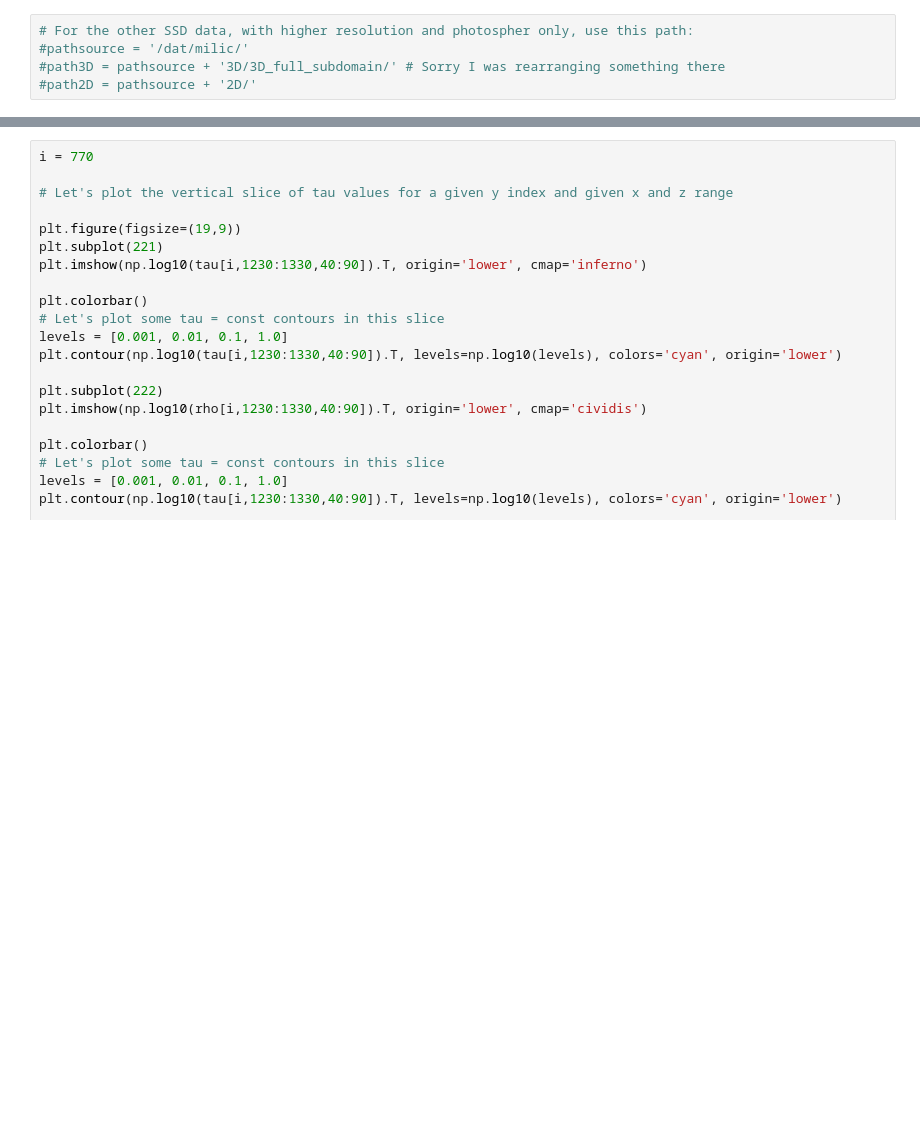
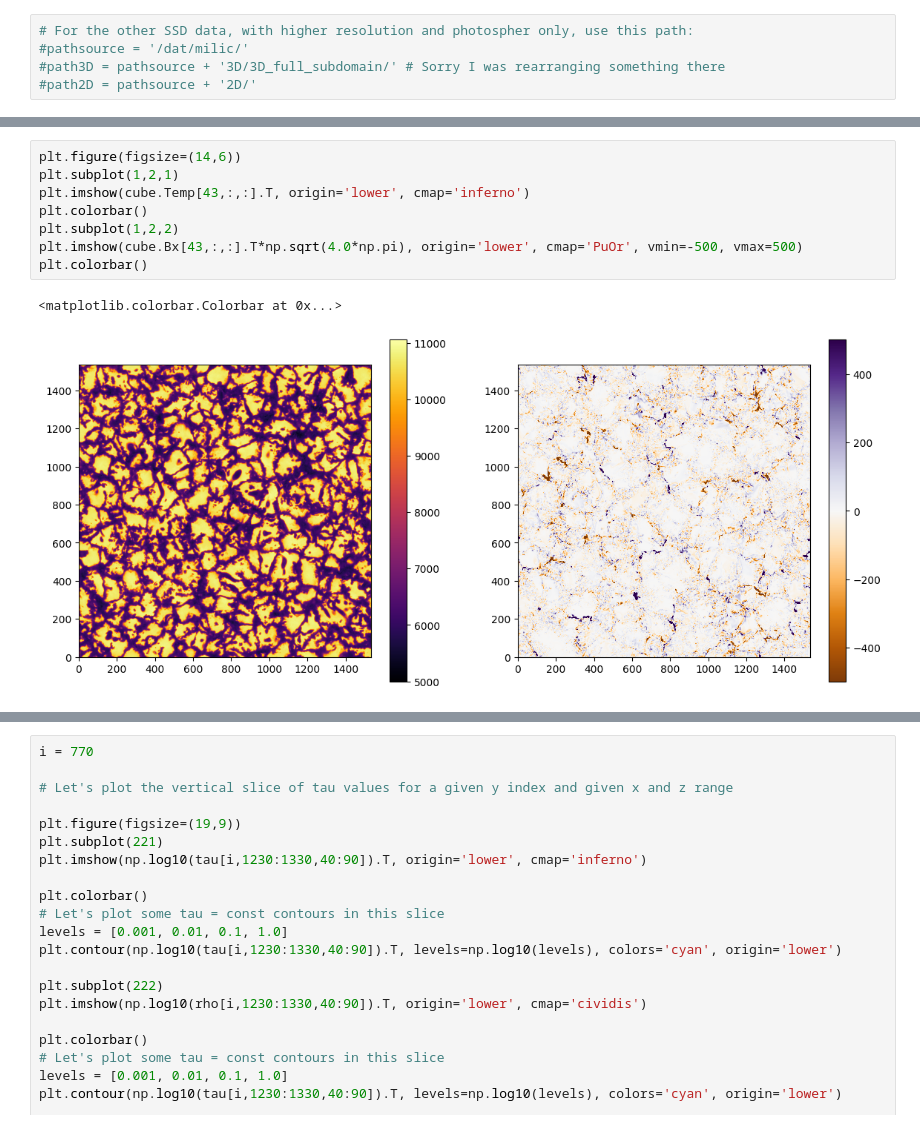
Before and after one commit to ivanzmilic/snapy, a Jupyter notebook: muram_3D_visualization.ipynb, the cells around one changed output, grey strips where cells are left out. Cells and saved outputs as stored; diff of their text form; blank space fills up the shorter version.

```diff
--- a/muram_3D_visualization.ipynb
+++ b/muram_3D_visualization.ipynb
@@ -36,0 +69,11 @@ cube.available
+# %%
+plt.figure(figsize=(14,6))
+plt.subplot(1,2,1)
+plt.imshow(cube.Temp[43,:,:].T, origin='lower', cmap='inferno')
+plt.colorbar()
+plt.subplot(1,2,2)
+plt.imshow(cube.Bx[43,:,:].T*np.sqrt(4.0*np.pi), origin='lower', cmap='PuOr', vmin=-500, vmax=500)
+plt.colorbar()
+# %% [output]
+<matplotlib.colorbar.Colorbar at 0x...>
+[figure, added]
```
Also changed, not shown: parts of 12 cells of this notebook, 2 other files.
